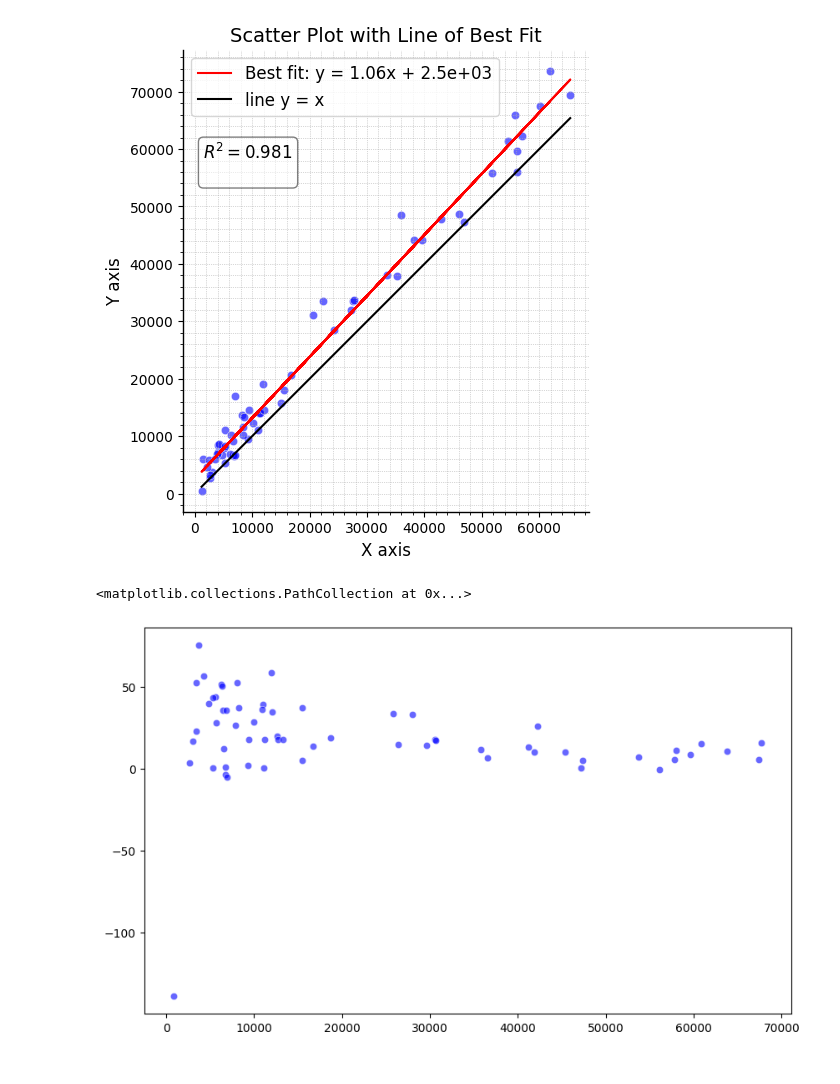
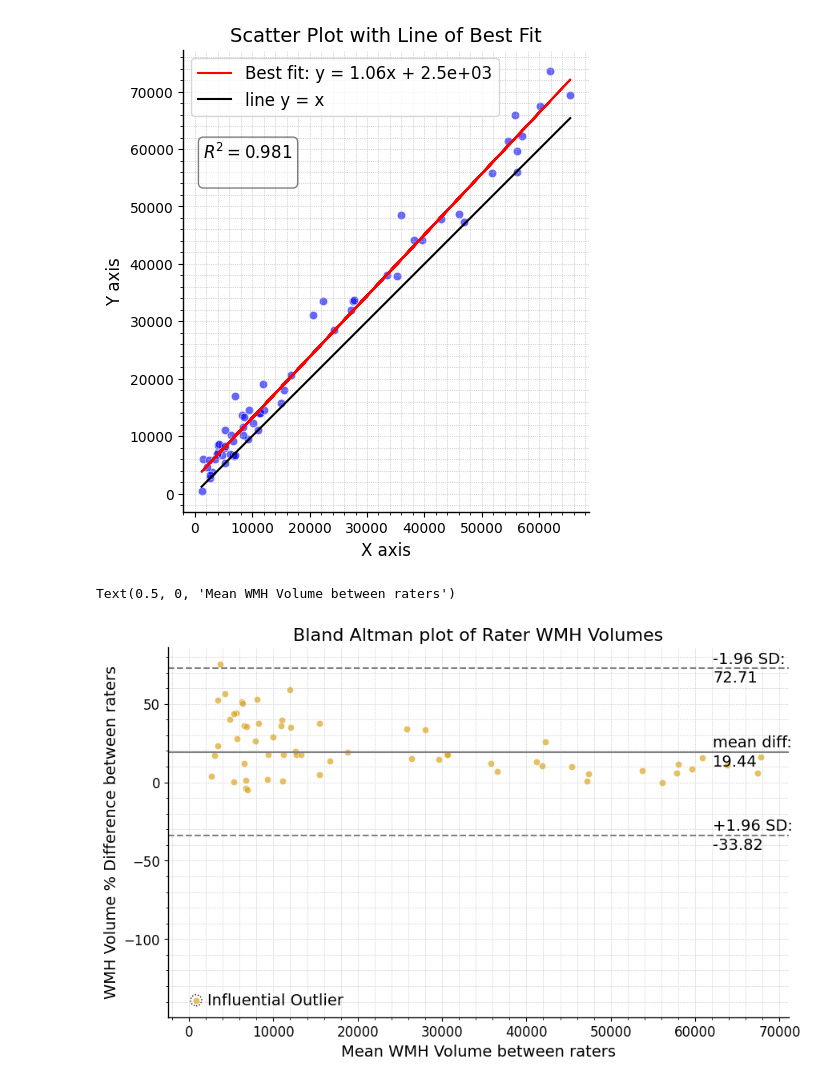
Before and after one commit to BenjaminPhi5/WMH_UQ_assessment, a Jupyter notebook: trustworthai/journal_run/interrater_experiments/Plotting from Maria's spreadsheet.ipynb, the cells around one changed output. Drawn from its saved outputs; the diff is of its cells as text; code cells hidden in the pictures.

Commit message:
made an aesthetic looking bland altman plot. Nice

```diff
--- a/trustworthai/journal_run/interrater_experiments/Plotting from Maria's spreadsheet.ipynb
+++ b/trustworthai/journal_run/interrater_experiments/Plotting from Maria's spreadsheet.ipynb
@@ -119,11 +119,56 @@ plt.show()
 # %%
 x = df["WMH1_mm3"]
 y = df["WMH2_mm3"]
-percent_diff = 100 * (y - x) / y
+diff = (y - x)
+percent_diff = 100 * diff / y
+mean_percent_diff = np.mean(percent_diff)
 mean = (x + y) / 2
+std = np.std(percent_diff, ddof=1)
+conf_bound_95 = 1.96 * std
 
-plt.figure(figsize=(10, 6))
-plt.scatter(mean, percent_diff, color='blue', alpha=0.6, edgecolors='w', linewidth=0.5)
+fontsize = 14
+
+fig, ax = plt.subplots(figsize=(10, 6))
+ax.scatter(mean, percent_diff, color='goldenrod', alpha=0.7, edgecolors='w', linewidth=0.5)
+
+# mean and 95% confidence lines
+ax.axhline(y=mean_percent_diff, color='gray')
+rhs_point = max(x) * 0.95
+ax.text(rhs_point, mean_percent_diff + 1, 'mean diff:', verticalalignment='bottom', horizontalalignment='left', fontsize=fontsize)
+ax.text(rhs_point, mean_percent_diff - 11, f'{mean_percent_diff:.2f}', verticalalignment='bottom', horizontalalignment='left', fontsize=fontsize)
+ax.axhline(y=mean_percent_diff - conf_bound_95, color='gray', linestyle='--')
+ax.text(rhs_point, mean_percent_diff - conf_bound_95 + 1, '+1.96 SD:', verticalalignment='bottom', horizontalalignment='left', fontsize=fontsize)
+ax.text(rhs_point, mean_percent_diff - conf_bound_95 - 11, f'{mean_percent_diff - conf_bound_95:.2f}', verticalalignment='bottom', horizontalalignment='left', fontsize=fontsize)
+ax.axhline(y=mean_percent_diff + conf_bound_95, color='gray', linestyle='--')
+ax.text(rhs_point, mean_percent_diff + conf_bound_95 + 1, '-1.96 SD:', verticalalignment='bottom', horizontalalignment='left', fontsize=fontsize)
+ax.text(rhs_point, mean_percent_diff + conf_bound_95 - 11, f'{mean_percent_diff + conf_bound_95:.2f}', verticalalignment='bottom', horizontalalignment='left', fontsize=fontsize)
+
+# point out influential outliers
+outlier_sd = 3
+for (m, pd) in zip(mean, percent_diff):
+    if pd > mean_percent_diff + (3 * std) or pd < mean_percent_diff - (3 * std):
+        scatter = ax.scatter(m, pd, facecolors='none', edgecolors='black', linewidth=1, s=100, linestyle=':')
+        ax.text(m + max(x) * 0.02, pd, 'Influential Outlier', verticalalignment='center', horizontalalignment='left', fontsize=fontsize)
+
+# spines and ticks
+ax = plt.gca() # Get current axes
+ax.spines['top'].set_visible(False)
+ax.spines['right'].set_visible(False)
+ax.spines['left'].set_linewidth(1.)
+ax.spines['bottom'].set_linewidth(1.)
+plt.minorticks_on()
+ax.tick_params(axis='both', labelsize=fontsize-2)
+
+# legend
+# plt.legend(fontsize=12)
+
+# grid
+plt.grid(True, which='both', linestyle=':', linewidth=0.5)
+
+
+plt.title("Bland Altman plot of Rater WMH Volumes", fontsize=fontsize+2)
+plt.ylabel("WMH Volume % Difference between raters", fontsize=fontsize)
+plt.xlabel("Mean WMH Volume between raters", fontsize=fontsize)
 # %% [output]
-<matplotlib.collections.PathCollection at 0x...>
+Text(0.5, 0, 'Mean WMH Volume between raters')
-[figure, old version]
+[figure, new version]
```
Also changed, not shown: parts of 6 cells of this notebook, 1 other file.
